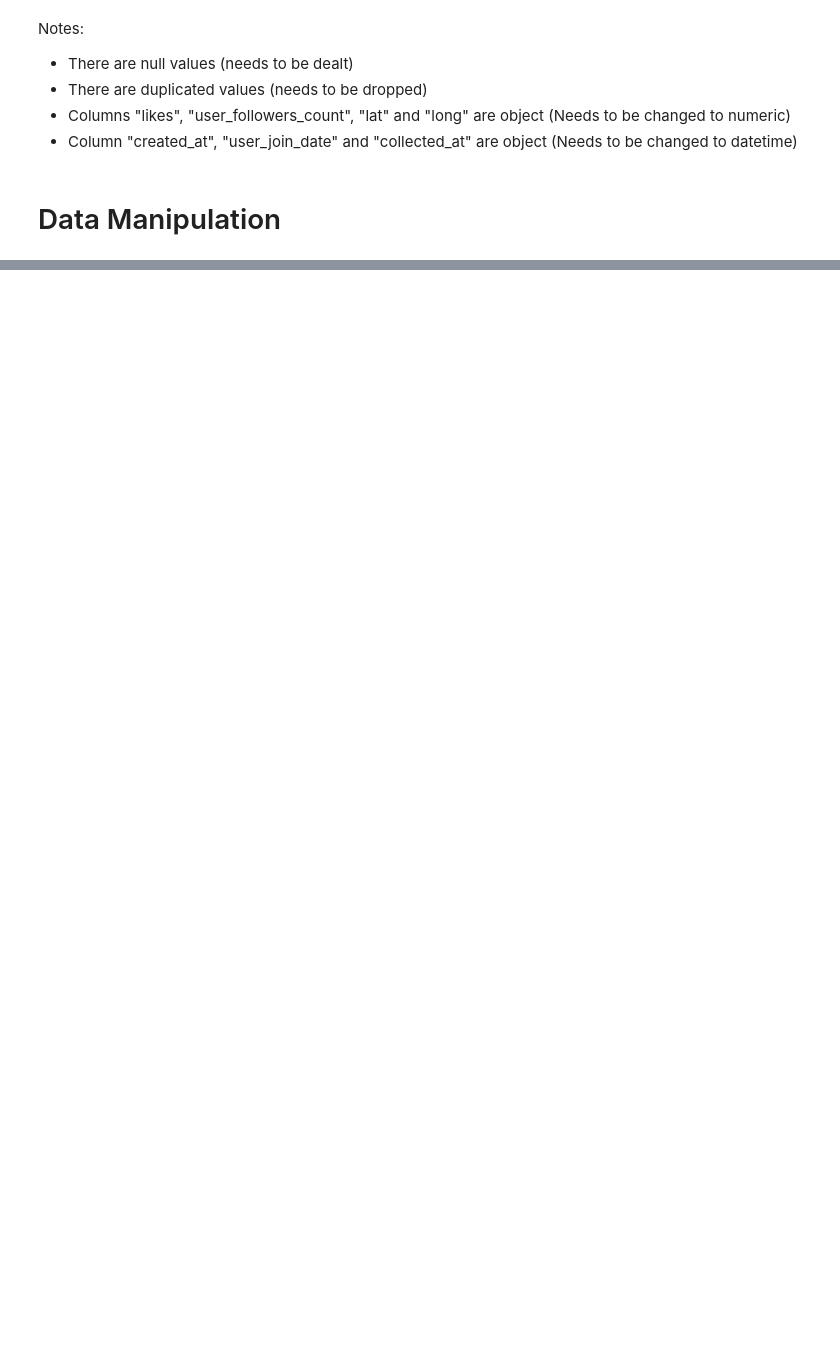
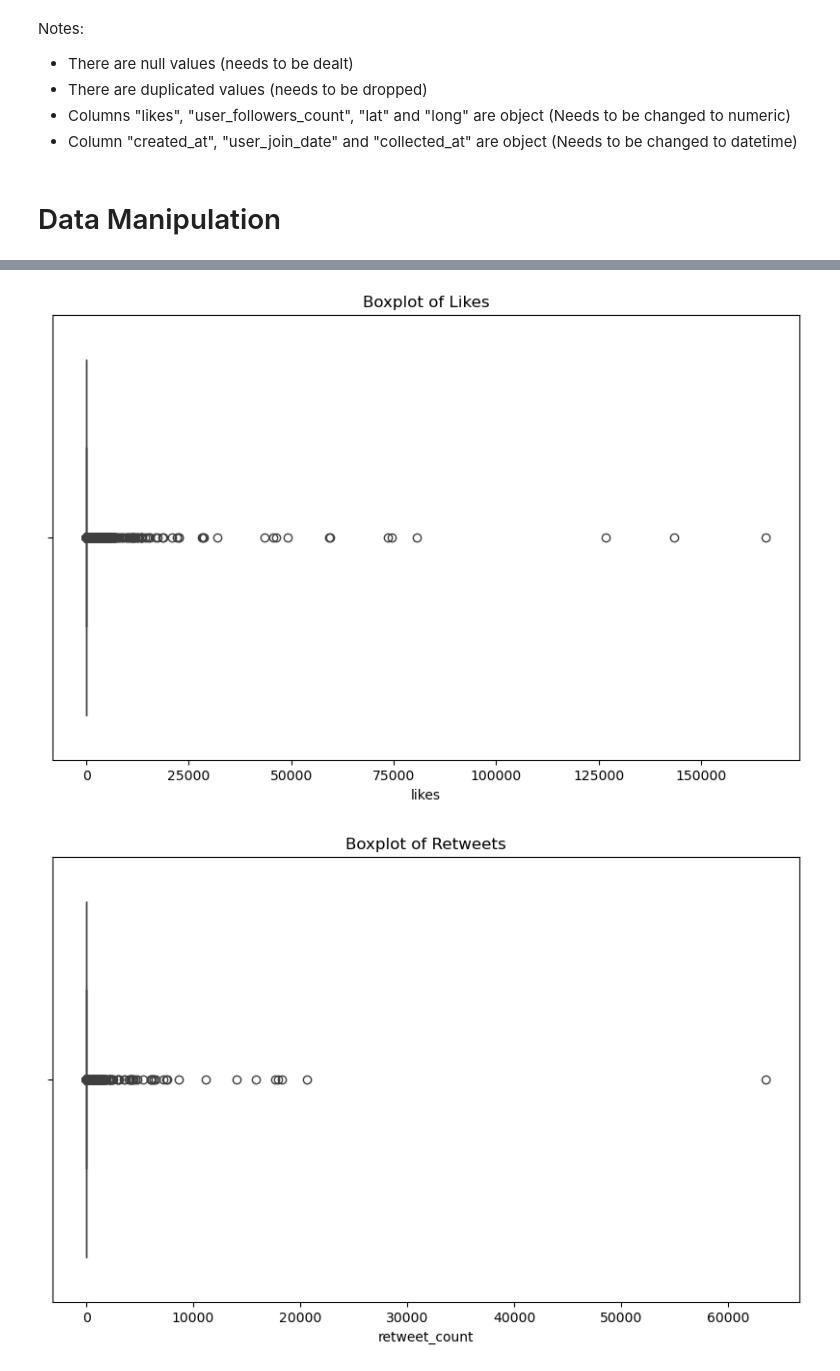
Before and after one commit to renatovfreitas/DataCircle_Twitter_Project, a Jupyter notebook: EDA.ipynb, the cells around one changed output, grey strips where cells are left out. Cells and saved outputs as stored; diff of their text form; code cells hidden in the pictures; blank space fills up the shorter version.

```diff
--- a/EDA.ipynb
+++ b/EDA.ipynb
@@ -327,0 +346,15 @@ biden_df[biden_df["likes"].isna()]
+# %%
+# Ensure all text fields are lowercase for consistent NLP analysis.
+def clean_and_convert_text_fields(df, text_columns, tweet):
+    # Clean and convert text columns to lowercase
+    for column in text_columns:
+        df[column] = df[column].str.lower().str.strip()  # Convert to lowercase, Remove leading and trailing spaces
+
+    # Remove unwanted symbols from tweet column
+    df[tweet] = df[tweet].str.replace(r'[^a-zA-Z0-9# ]', '', regex=True)
+
+    return df
+
+# return the names of object columns
+text_columns_to_convert = biden_df.select_dtypes(include=['object']).columns.tolist()
+biden_df = clean_and_convert_text_fields(biden_df, text_columns_to_convert, "tweet")
@@ -327,0 +395,17 @@ biden_df[biden_df["likes"].isna()]
+# %%
+def detect_outliers_iqr(df, column):
+    # Calculate Q1 (25th percentile) and Q3 (75th percentile)
+    Q1 = df[column].quantile(0.25)
+    Q3 = df[column].quantile(0.75)
+    IQR = Q3 - Q1
+
+    # Define outlier bounds
+    lower_bound = Q1 - 1.5 * IQR
+    upper_bound = Q3 + 1.5 * IQR
+
+    # Return a mask indicating the outliers
+    return (df[column] < lower_bound) | (df[column] > upper_bound)
+
+# Apply for both 'likes' and 'retweets'
+biden_df['likes_outliers'] = detect_outliers_iqr(biden_df, 'likes')
+biden_df['retweets_outliers'] = detect_outliers_iqr(biden_df, 'retweet_count')
@@ -327,0 +428,15 @@ biden_df[biden_df["likes"].isna()]
+# %%
+# Boxplot for likes
+plt.figure(figsize=(10, 6))
+sns.boxplot(x=biden_df['likes'])
+plt.title('Boxplot of Likes')
+plt.show()
+
+# Boxplot for retweets
+plt.figure(figsize=(10, 6))
+sns.boxplot(x=biden_df['retweet_count'])
+plt.title('Boxplot of Retweets')
+plt.show()
+# %% [output]
+[figure, added]
+[figure, added]
```
Also changed, not shown: parts of 56 cells of this notebook.
